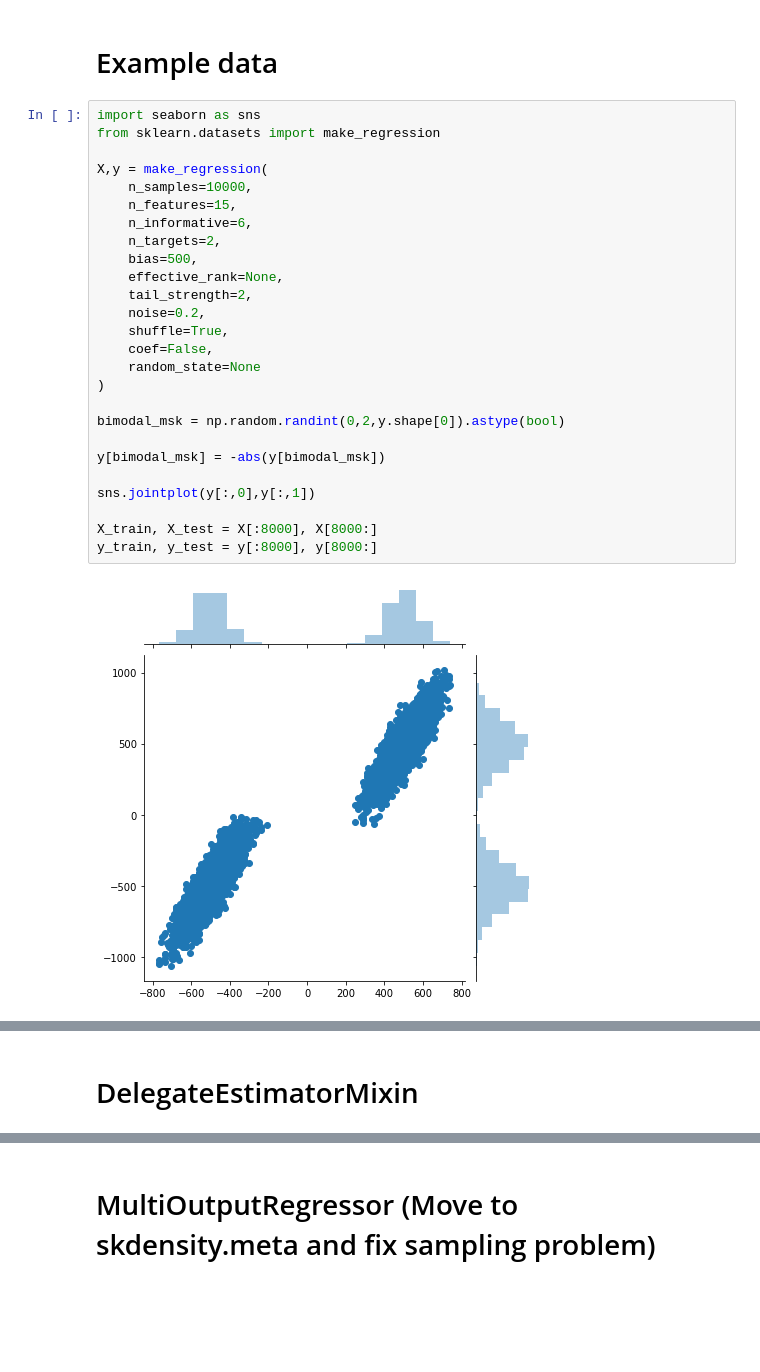
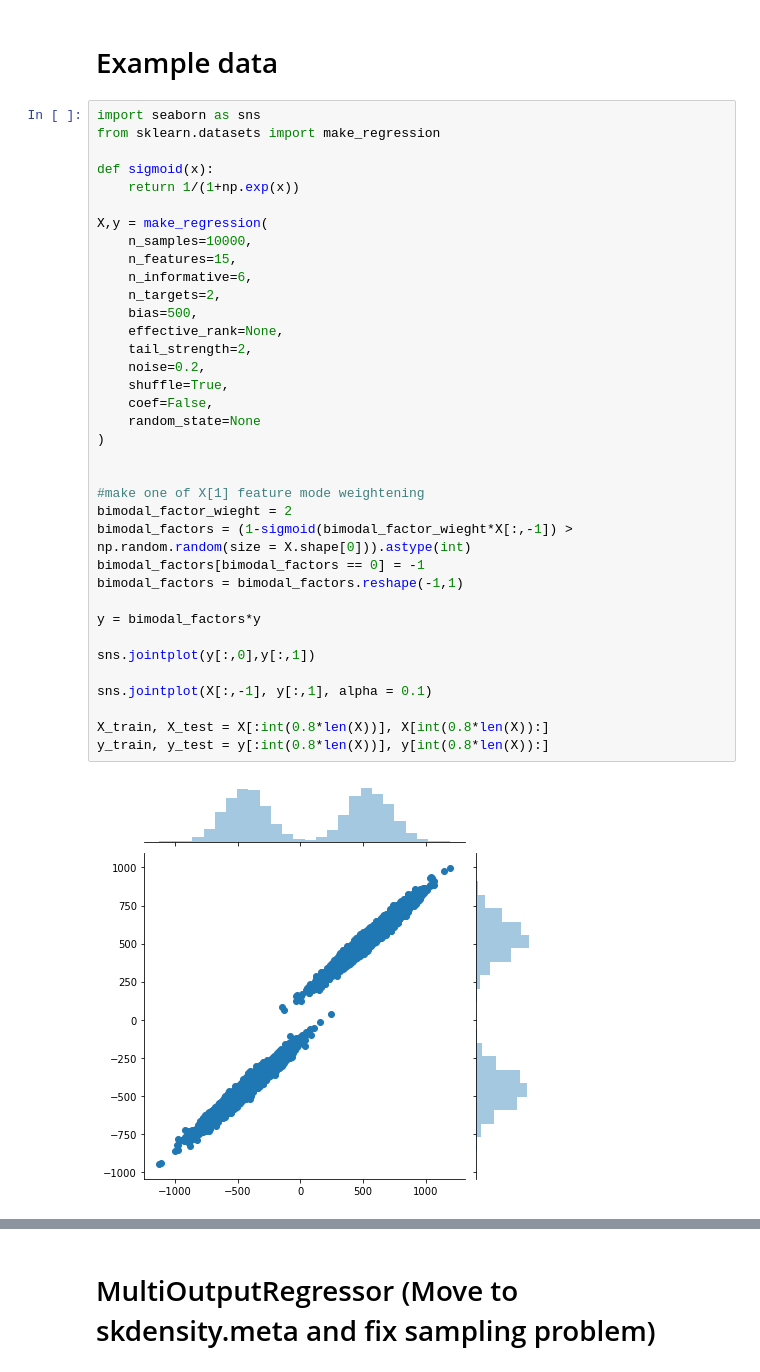
Before and after one commit to AlanGanem/scikit-density, a Jupyter notebook: notebooks/01_ensemble.ipynb, the cells around one changed output, grey strips where cells are left out. Drawn from its saved outputs; the diff is of its cells as text; blank space fills up the shorter version.

```diff
--- a/notebooks/01_ensemble.ipynb
+++ b/notebooks/01_ensemble.ipynb
@@ -53,28 +65,38 @@ from scikit_density.utils import cos_sim_query, sample_multi_dim, ctqdm
 # %%
 import seaborn as sns
 from sklearn.datasets import make_regression
+
+def sigmoid(x):
+    return 1/(1+np.exp(x))
 
 X,y = make_regression(
     n_samples=10000,
     n_features=15,
     n_informative=6,
     n_targets=2,
     bias=500,
     effective_rank=None,
     tail_strength=2,
     noise=0.2,
     shuffle=True,
     coef=False,
     random_state=None
 )
 
-bimodal_msk = np.random.randint(0,2,y.shape[0]).astype(bool)
 
-y[bimodal_msk] = -abs(y[bimodal_msk])
+#make one of X[1] feature mode weightening
+bimodal_factor_wieght = 2
+bimodal_factors = (1-sigmoid(bimodal_factor_wieght*X[:,-1]) > np.random.random(size = X.shape[0])).astype(int)
+bimodal_factors[bimodal_factors == 0] = -1
+bimodal_factors = bimodal_factors.reshape(-1,1)
+
+y = bimodal_factors*y
 
 sns.jointplot(y[:,0],y[:,1])
 
-X_train, X_test = X[:8000], X[8000:]
-y_train, y_test = y[:8000], y[8000:]
+sns.jointplot(X[:,-1], y[:,1], alpha = 0.1)
+
+X_train, X_test = X[:int(0.8*len(X))], X[int(0.8*len(X)):]
+y_train, y_test = y[:int(0.8*len(X))], y[int(0.8*len(X)):]
 # %% [output]
-[figure, old version]
+[figure, new version]
@@ -81,2 +103,0 @@ y_train, y_test = y[:8000], y[8000:]
-# %% [markdown]
-# DelegateEstimatorMixin
```
Also changed, not shown: parts of 26 cells of this notebook, 6 other files.
